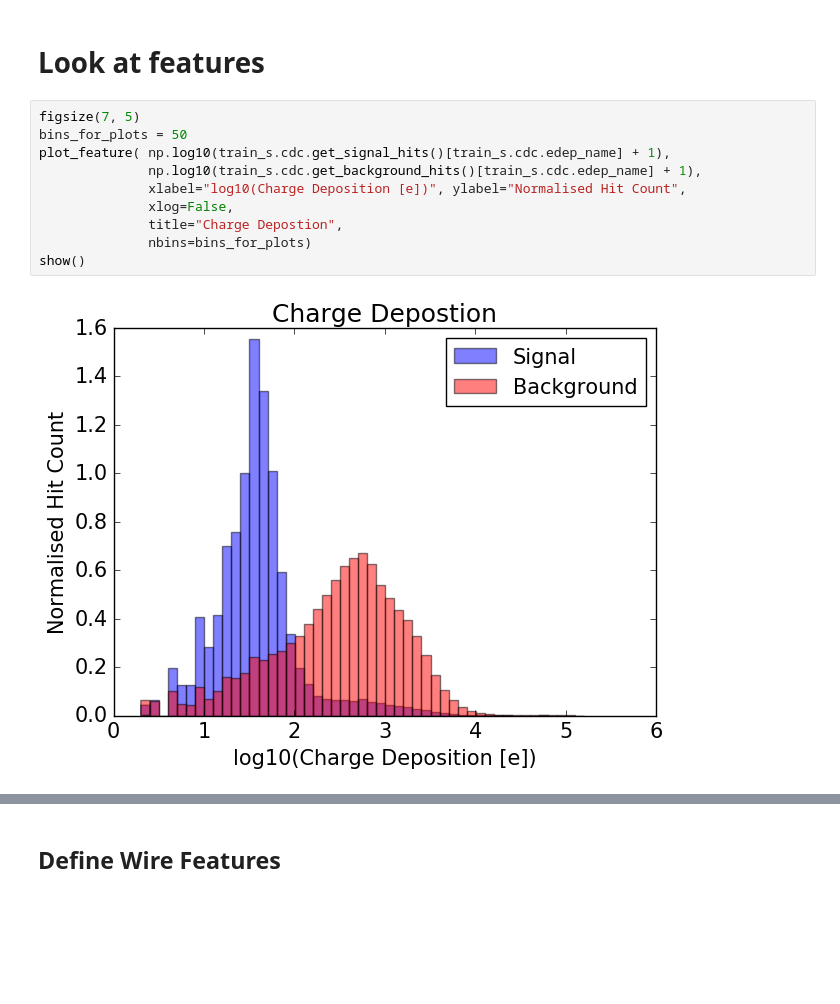
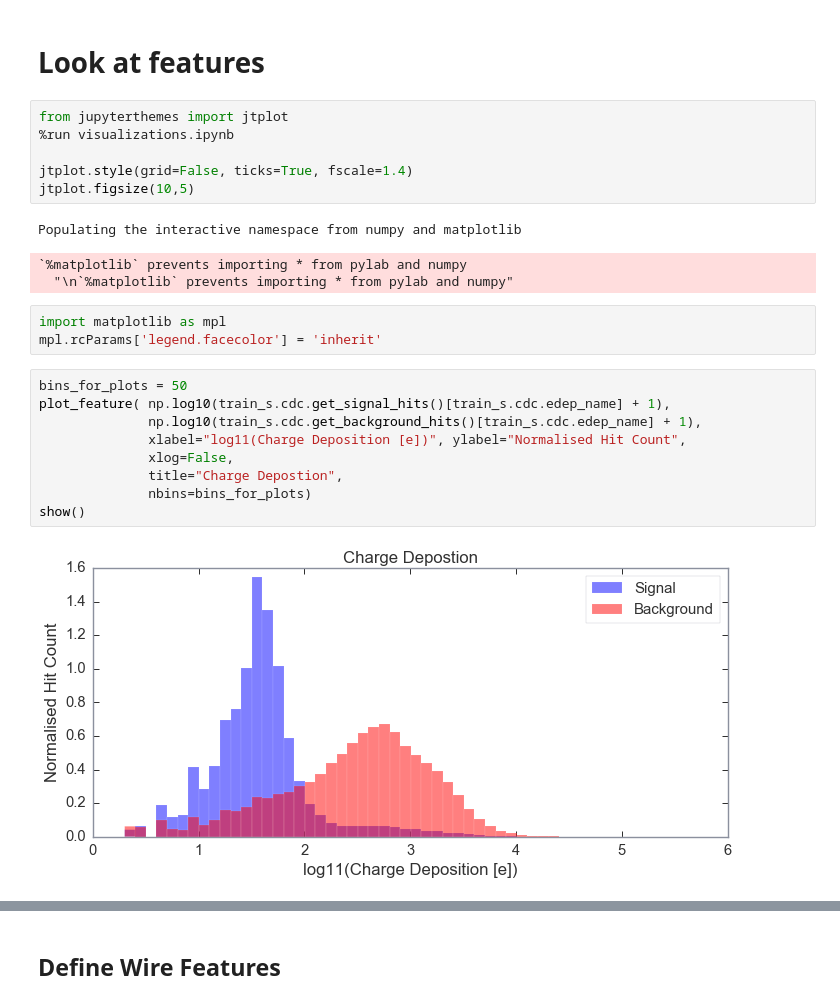
Before and after one commit to ewengillies/track-finding-yandex, a Jupyter notebook: notebooks/BonsaiBDT.ipynb, the cells around one changed output, grey strips where cells are left out. Saved outputs shown, nothing was run; the diff lists cells and outputs as text; blank space fills up the shorter version.

```diff
--- a/notebooks/BonsaiBDT.ipynb
+++ b/notebooks/BonsaiBDT.ipynb
@@ -189,18 +151,30 @@ test_s_evt_samp       = [ np.sort(test_s_sample_1), np.sort(test_s_sample_2) ]
 test_s_evt_samp_masks, test_s_hit_masks = reset_masks(test_s_evt_samp, test_s.cdc)
 # %% [markdown]
 # Look at features
+# %%
+from jupyterthemes import jtplot
+%run visualizations.ipynb
+
+jtplot.style(grid=False, ticks=True, fscale=1.4)
+jtplot.figsize(10,5)
+# %% [output]
+Populating the interactive namespace from numpy and matplotlib
+`%matplotlib` prevents importing * from pylab and numpy
+  "\n`%matplotlib` prevents importing * from pylab and numpy"
+# %%
+import matplotlib as mpl
+mpl.rcParams['legend.facecolor'] = 'inherit'
 # %%
-figsize(7, 5)
 bins_for_plots = 50
 plot_feature( np.log10(train_s.cdc.get_signal_hits()[train_s.cdc.edep_name] + 1),
               np.log10(train_s.cdc.get_background_hits()[train_s.cdc.edep_name] + 1),
-              xlabel="log10(Charge Deposition [e])", ylabel="Normalised Hit Count",
+              xlabel="log11(Charge Deposition [e])", ylabel="Normalised Hit Count",
               xlog=False,
               title="Charge Depostion",
               nbins=bins_for_plots)
 show()
 # %% [output]
-[figure, old version]
+[figure, new version]
 # %%
 bins_for_plots = 50
 powered_bins = np.array([3.150,
```
Also changed, not shown: parts of 66 cells of this notebook, 6 other files.
